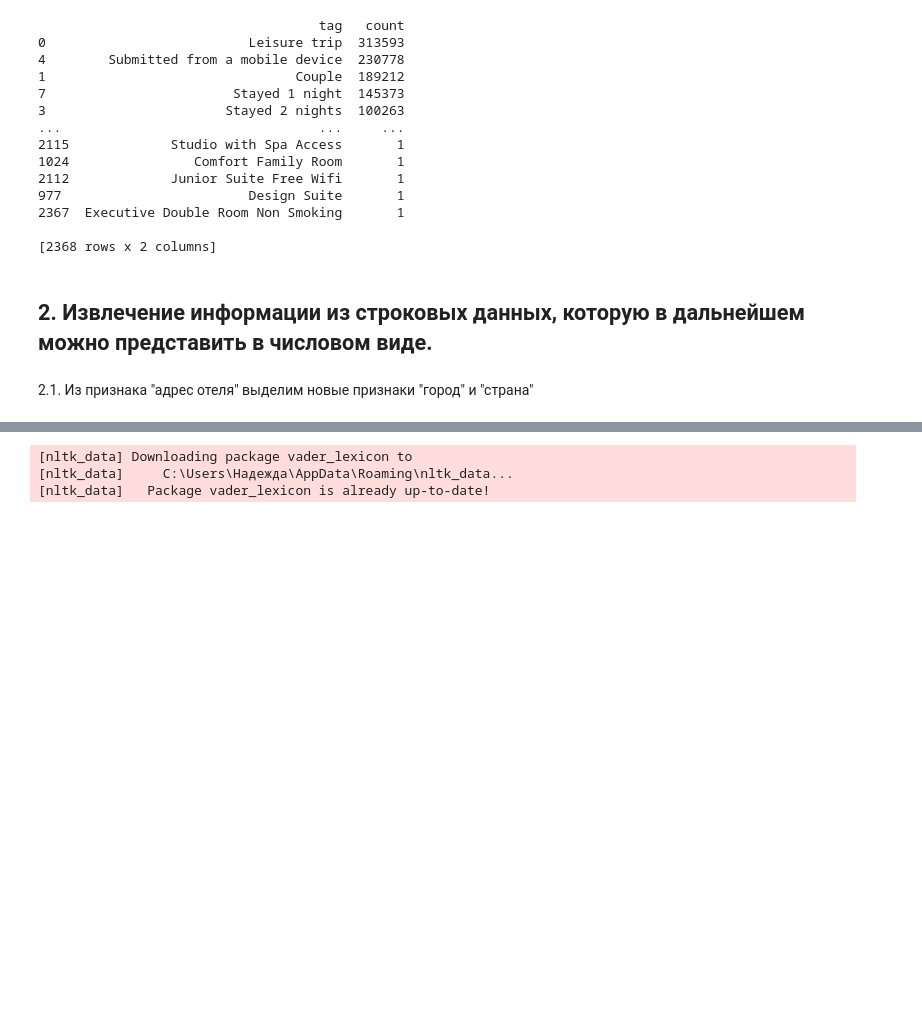
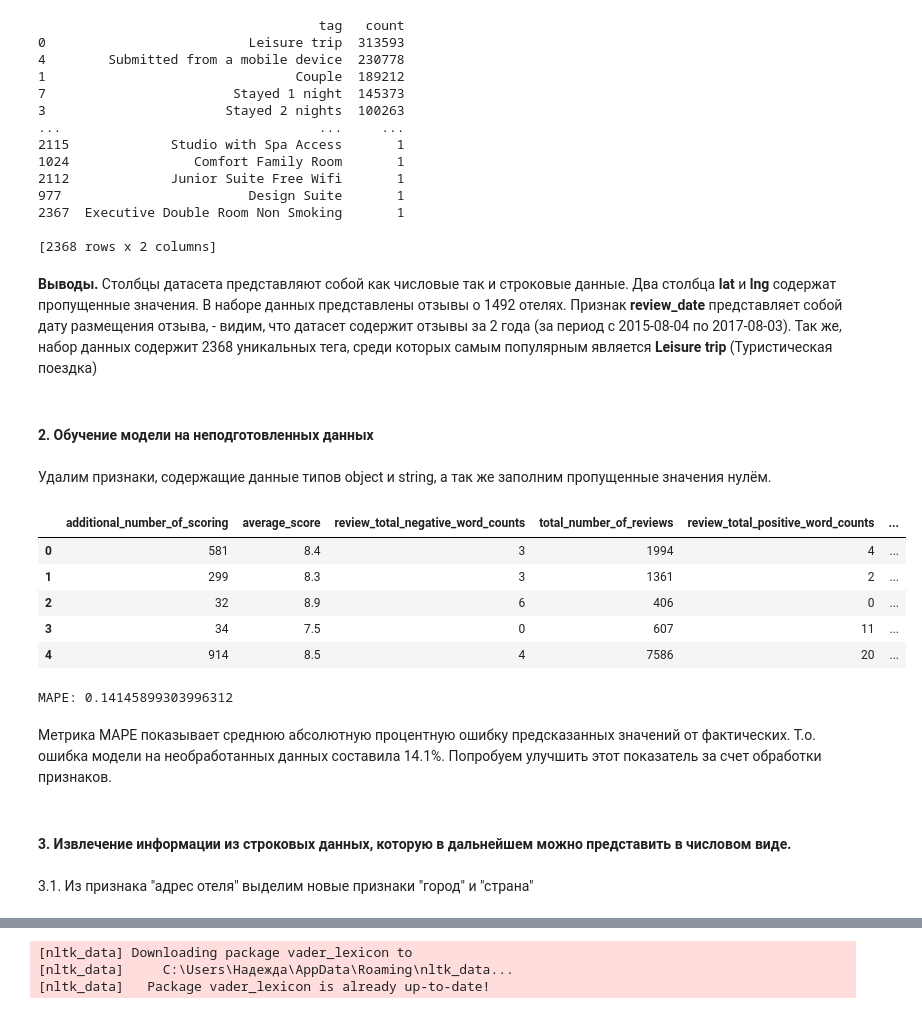
Before and after one commit to NadezdaNN/EDA_Hotel_Rating, a Jupyter notebook: HomeworkSF_Project3_EDA.ipynb, the cells around one changed output, grey strips where cells are left out. Saved outputs shown, nothing was run; the diff lists cells and outputs as text; code cells hidden in the pictures; blank space fills up the shorter version.

```diff
--- a/HomeworkSF_Project3_EDA.ipynb
+++ b/HomeworkSF_Project3_EDA.ipynb
@@ -108,11 +117,53 @@ print(df_tags.sort_values('count', ascending=False))
 2367  Executive Double Room Non Smoking       1
 
 [2368 rows x 2 columns]
+# %% [markdown]
+**Выводы.** Столбцы датасета представляют собой как числовые так и строковые данные. Два столбца **lat** и **lng** содержат пропущенные значения. В наборе данных представлены отзывы о 1492 отелях. Признак **review_date** представляет собой дату размещения отзыва, - видим, что датасет содержит отзывы за 2 года (за период с 2015-08-04 по 2017-08-03). Так же, набор данных содержит 2368 уникальных тега, среди которых самым популярным является **Leisure trip** (Туристическая поездка)
+# %% [markdown]
+#### 2. Обучение модели на неподготовленных данных
+# %% [markdown]
+Удалим признаки, содержащие данные типов object и string, а так же заполним пропущенные значения нулём.
+# %%
+col_del = ['hotel_address', 'review_date', 'hotel_name', 'reviewer_nationality', 'negative_review',
+            'positive_review', 'tags', 'days_since_review'] # список столбцов для удаления
+df = hotels.drop(col_del, axis=1)
+df['lat'] = df['lat'].fillna(0)
+df['lng'] = df['lng'].fillna(0)
+display(df.head())
+# %% [output]
+|  | additional_number_of_scoring | average_score | review_total_negative_word_counts | total_number_of_reviews | review_total_positive_word_counts | ... |
+| 0 | 581 | 8.4 | 3 | 1994 | 4 | ... |
+| 1 | 299 | 8.3 | 3 | 1361 | 2 | ... |
+| 2 | 32 | 8.9 | 6 | 406 | 0 | ... |
+| 3 | 34 | 7.5 | 0 | 607 | 11 | ... |
+| 4 | 914 | 8.5 | 4 | 7586 | 20 | ... |
+# %%
+# Разбиваем датафрейм на части, необходимые для обучения и тестирования модели
+# Х - данные с информацией об отелях, у - целевая переменная (рейтинги отелей)
+X = df.drop(['reviewer_score'], axis = 1)
+y = df['reviewer_score']
+# Наборы данных с меткой "train" будут использоваться для обучения модели, "test" - для тестирования.
+X_train, X_test, y_train, y_test = train_test_split(X, y, test_size=0.25, random_state=42)
+# Создаём модель
+regr = RandomForestRegressor(n_estimators=100)
+
+# Обучаем модель на тестовом наборе данных
+regr.fit(X_train, y_train)
+
+# Используем обученную модель для предсказания рейтинга отелей в тестовой выборке.
+# Предсказанные значения записываем в переменную y_pred
+y_pred = regr.predict(X_test)
+
+# Сравниваем предсказанные значения (y_pred) с реальными (y_test), и смотрим насколько они отличаются
+print('MAPE:', metrics.mean_absolute_percentage_error(y_test, y_pred))
+# %% [output]
+MAPE: 0.14145899303996312
+# %% [markdown]
+Метрика MAPE показывает среднюю абсолютную процентную ошибку предсказанных значений от фактических. Т.о. ошибка модели на необработанных данных составила 14.1%. Попробуем улучшить этот показатель за счет обработки признаков.
 # %% [markdown]
-## 2. Извлечение информации из строковых данных, которую в дальнейшем можно представить в числовом виде.
+#### 3. Извлечение информации из строковых данных, которую в дальнейшем можно представить в числовом виде.
 # %% [markdown]
-
-2.1. Из признака "адрес отеля" выделим новые признаки "город" и "страна"
+3.1. Из признака "адрес отеля" выделим новые признаки "город" и "страна"
 # %%
 hotels['country'] = hotels['hotel_address'].apply(lambda x: x.split()[-1] if x.split()[-1]!='Kingdom' else (x.split()[-2]+' '+x.split()[-1]))
 hotels['sity'] = hotels['hotel_address'].apply(lambda x: x.split()[-2] if x.split()[-2]!='United' else x.split()[-5])
```
Also changed, not shown: parts of 22 cells of this notebook, 2 other files.
